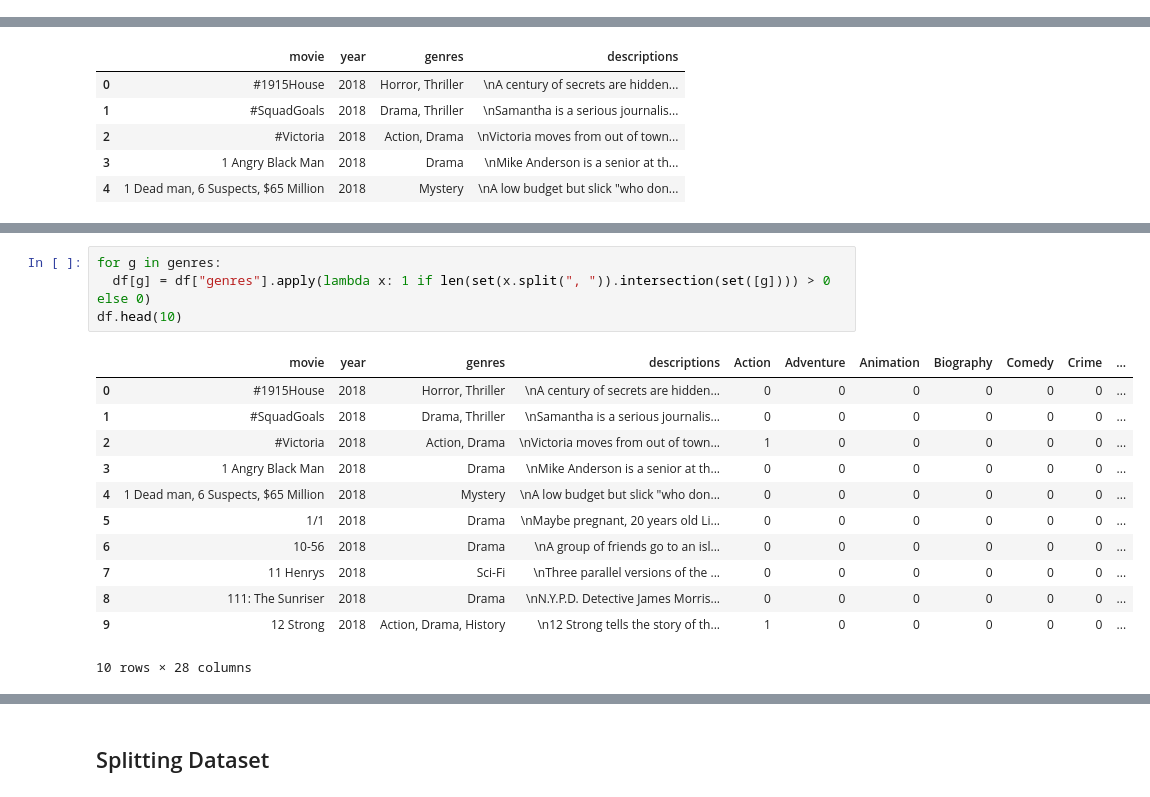
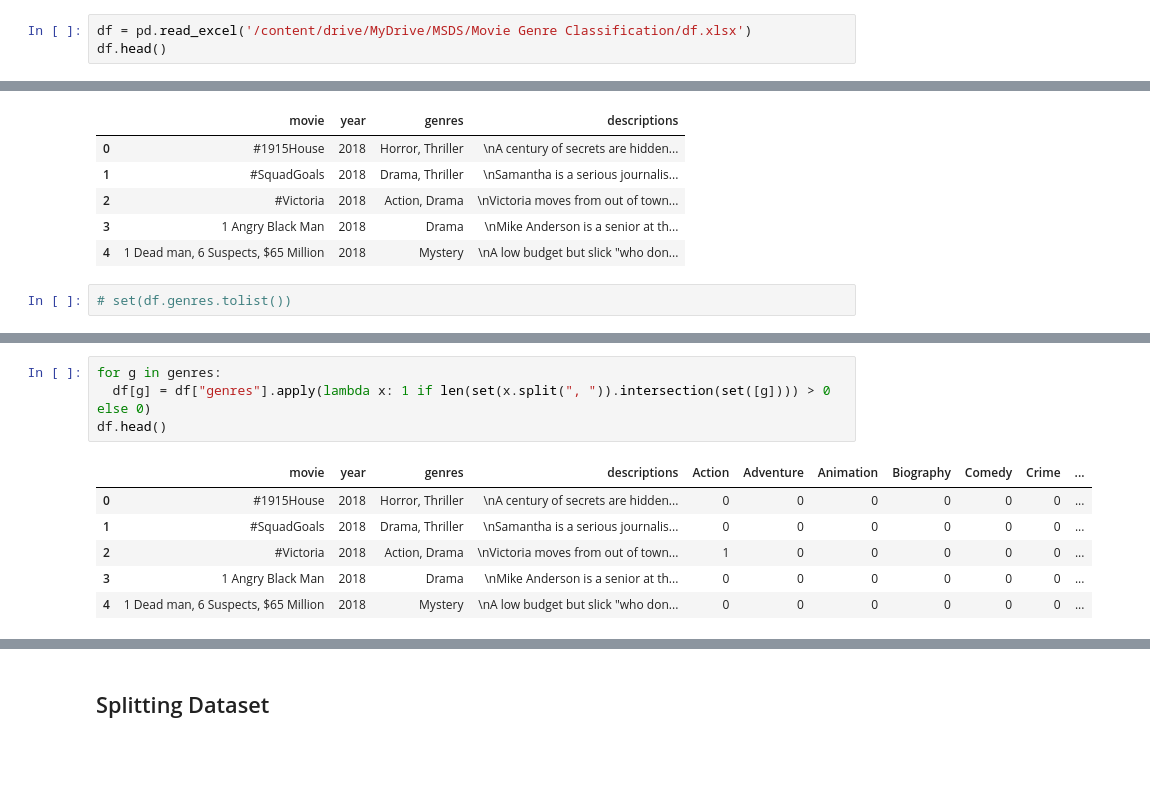
Before and after one commit to sunglovedatascience/MovieGenreClassfication, a Jupyter notebook: Assignment_Final.ipynb, the cells around one changed output, grey strips where cells are left out. Cells and saved outputs as stored; diff of their text form; blank space fills up the shorter version.

```diff
--- a/Assignment_Final.ipynb
+++ b/Assignment_Final.ipynb
@@ -75,0 +76,3 @@ df.head()
+# %%
+df = pd.read_excel('/content/drive/MyDrive/MSDS/Movie Genre Classification/df.xlsx')
+df.head()
@@ -111,6 +121,8 @@ df.head()
 | 2 | #Victoria | 2018 | Action, Drama | \nVictoria moves from out of town... |
 | 3 | 1 Angry Black Man | 2018 | Drama | \nMike Anderson is a senior at th... |
 | 4 | 1 Dead man, 6 Suspects, $65 Million | 2018 | Mystery | \nA low budget but slick "who don... |
+# %%
+# set(df.genres.tolist())
 # %%
 genres = df.genres.tolist()
 genres = ", ".join(genres)
@@ -137,18 +149,12 @@ genres
 # %%
 for g in genres:
   df[g] = df["genres"].apply(lambda x: 1 if len(set(x.split(", ")).intersection(set([g]))) > 0 else 0)
-df.head(10)
+df.head()
 # %% [output]
 |  | movie | year | genres | descriptions | Action | Adventure | Animation | Biography | Comedy | Crime | ... |
 | 0 | #1915House | 2018 | Horror, Thriller | \nA century of secrets are hidden... | 0 | 0 | 0 | 0 | 0 | 0 | ... |
 | 1 | #SquadGoals | 2018 | Drama, Thriller | \nSamantha is a serious journalis... | 0 | 0 | 0 | 0 | 0 | 0 | ... |
 | 2 | #Victoria | 2018 | Action, Drama | \nVictoria moves from out of town... | 1 | 0 | 0 | 0 | 0 | 0 | ... |
 | 3 | 1 Angry Black Man | 2018 | Drama | \nMike Anderson is a senior at th... | 0 | 0 | 0 | 0 | 0 | 0 | ... |
 | 4 | 1 Dead man, 6 Suspects, $65 Million | 2018 | Mystery | \nA low budget but slick "who don... | 0 | 0 | 0 | 0 | 0 | 0 | ... |
-| 5 | 1/1 | 2018 | Drama | \nMaybe pregnant, 20 years old Li... | 0 | 0 | 0 | 0 | 0 | 0 | ... |
-| 6 | 10-56 | 2018 | Drama | \nA group of friends go to an isl... | 0 | 0 | 0 | 0 | 0 | 0 | ... |
-| 7 | 11 Henrys | 2018 | Sci-Fi | \nThree parallel versions of the ... | 0 | 0 | 0 | 0 | 0 | 0 | ... |
-| 8 | 111: The Sunriser | 2018 | Drama | \nN.Y.P.D. Detective James Morris... | 0 | 0 | 0 | 0 | 0 | 0 | ... |
-| 9 | 12 Strong | 2018 | Action, Drama, History | \n12 Strong tells the story of th... | 1 | 0 | 0 | 0 | 0 | 0 | ... |
-10 rows × 28 columns
 # %%
```
Also changed, not shown: parts of 49 cells of this notebook, 1 other file.
